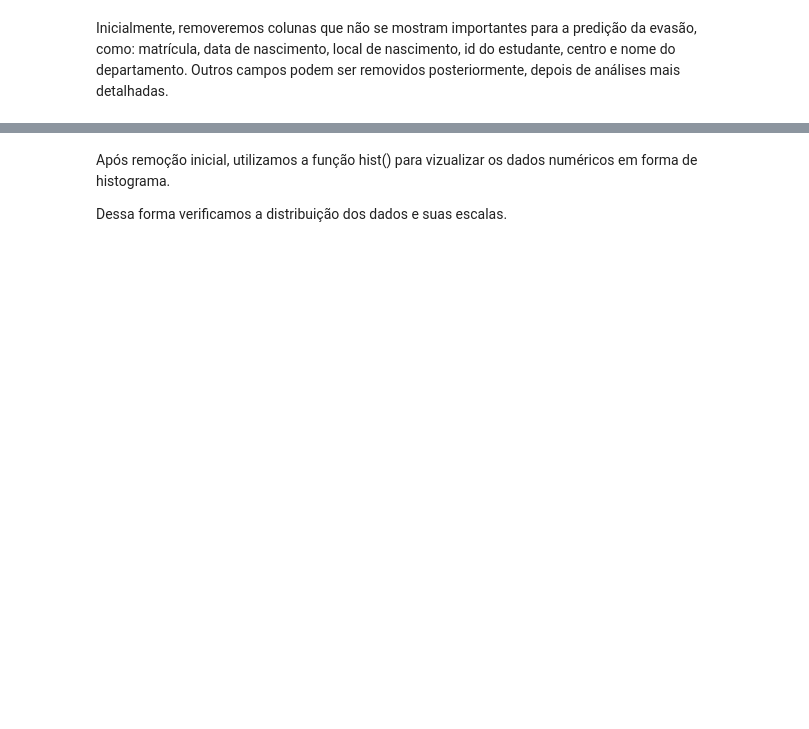
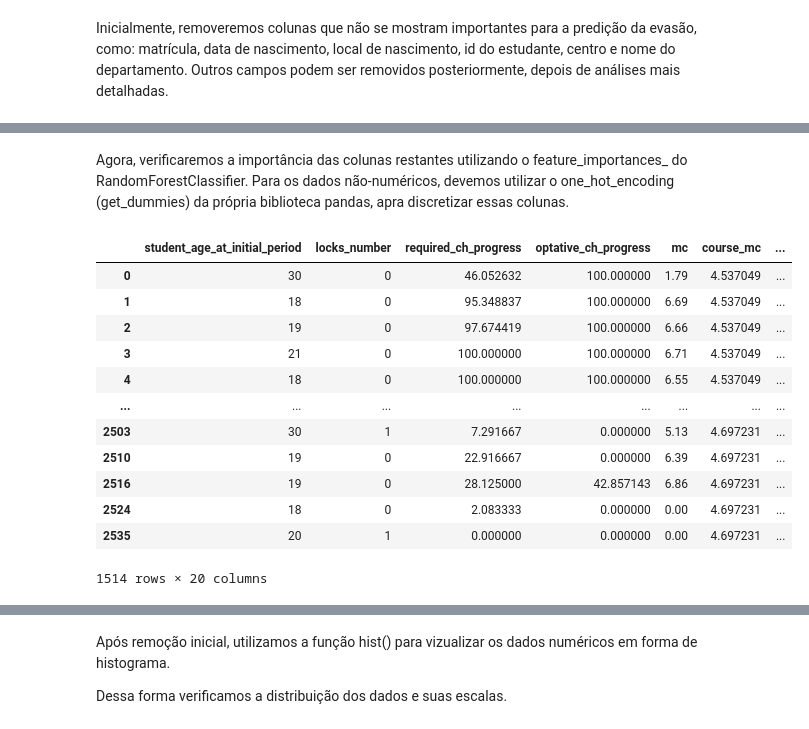
Before and after one commit to gabrielmoliva/Atividade-1---Machine-Learning, a Jupyter notebook: modelo.ipynb, the cells around one changed output, grey strips where cells are left out. Drawn from its saved outputs; the diff is of its cells as text; code cells hidden in the pictures; blank space fills up the shorter version.

```diff
--- a/modelo.ipynb
+++ b/modelo.ipynb
@@ -75,0 +73,33 @@ df.head()
+# %% [markdown]
+Agora, verificaremos a importância das colunas restantes utilizando o feature_importances_ do RandomForestClassifier.
+Para os dados não-numéricos, devemos utilizar o one_hot_encoding (get_dummies) da própria biblioteca pandas, apra discretizar essas colunas.
+# %%
+from sklearn.ensemble import RandomForestClassifier
+
+# Aplicação do one_hot_encoding nas colunas não-numéricas
+numericas = df.select_dtypes(include=['int64', 'float64']).columns
+nominal = df.select_dtypes(include=['object']).columns
+nominal = nominal.drop(['leaving_reason'])
+nominal_encoded_df = pd.get_dummies(df[nominal], drop_first=True)
+
+df_encoded = pd.concat([df[numericas], nominal_encoded_df, df['leaving_reason']], axis=1)
+
+# Separação do dataframe em features (somente numéricas) e target
+X = df_encoded.drop(columns=['leaving_reason'])
+y = df_encoded['leaving_reason']
+
+X
+# %% [output]
+|  | student_age_at_initial_period | locks_number | required_ch_progress | optative_ch_progress | mc | course_mc | ... |
+| 0 | 30 | 0 | 46.052632 | 100.000000 | 1.79 | 4.537049 | ... |
+| 1 | 18 | 0 | 95.348837 | 100.000000 | 6.69 | 4.537049 | ... |
+| 2 | 19 | 0 | 97.674419 | 100.000000 | 6.66 | 4.537049 | ... |
+| 3 | 21 | 0 | 100.000000 | 100.000000 | 6.71 | 4.537049 | ... |
+| 4 | 18 | 0 | 100.000000 | 100.000000 | 6.55 | 4.537049 | ... |
+| ... | ... | ... | ... | ... | ... | ... | ... |
+| 2503 | 30 | 1 | 7.291667 | 0.000000 | 5.13 | 4.697231 | ... |
+| 2510 | 19 | 0 | 22.916667 | 0.000000 | 6.39 | 4.697231 | ... |
+| 2516 | 19 | 0 | 28.125000 | 42.857143 | 6.86 | 4.697231 | ... |
+| 2524 | 18 | 0 | 2.083333 | 0.000000 | 0.00 | 4.697231 | ... |
+| 2535 | 20 | 1 | 0.000000 | 0.000000 | 0.00 | 4.697231 | ... |
+1514 rows × 20 columns
```
Also changed, not shown: parts of 16 cells of this notebook.
